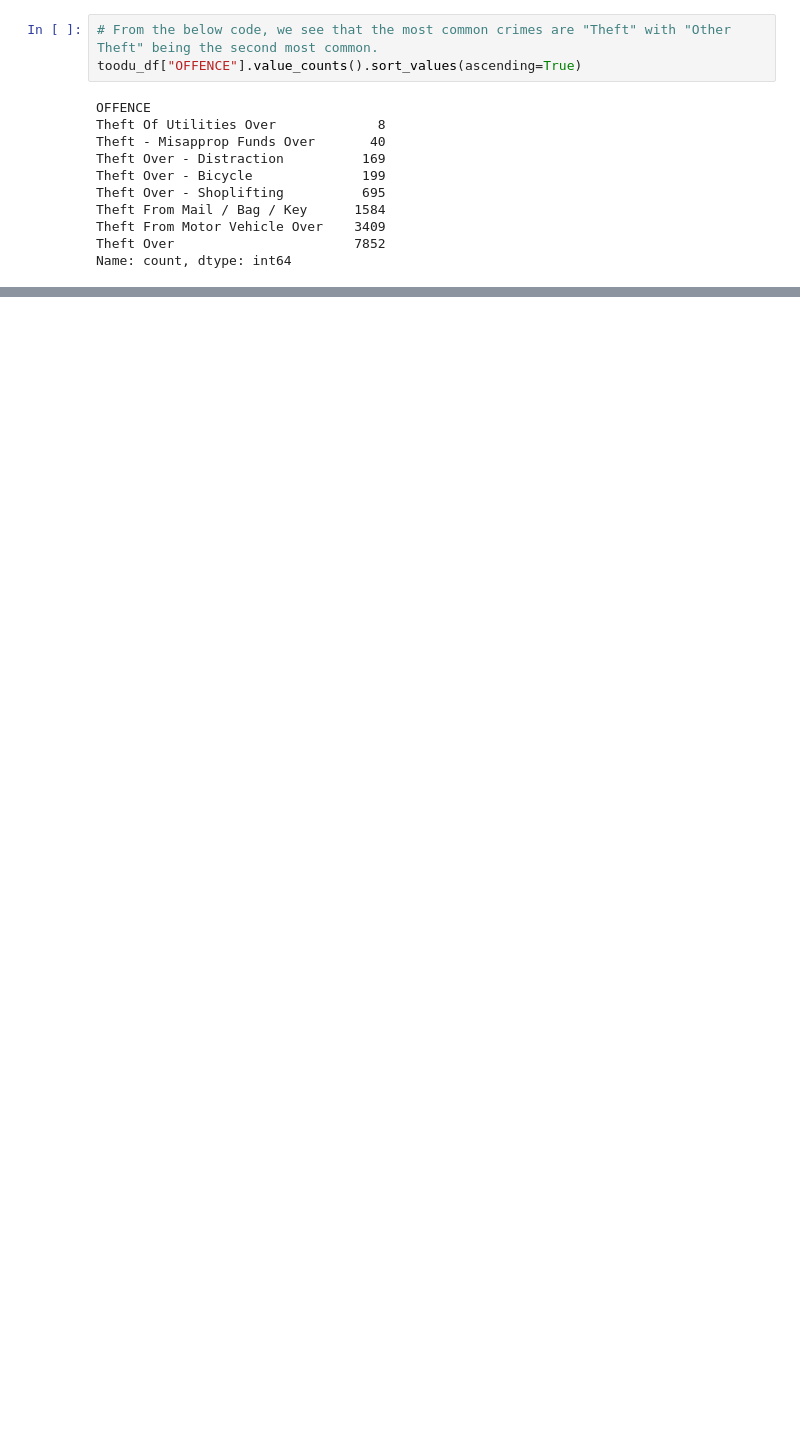
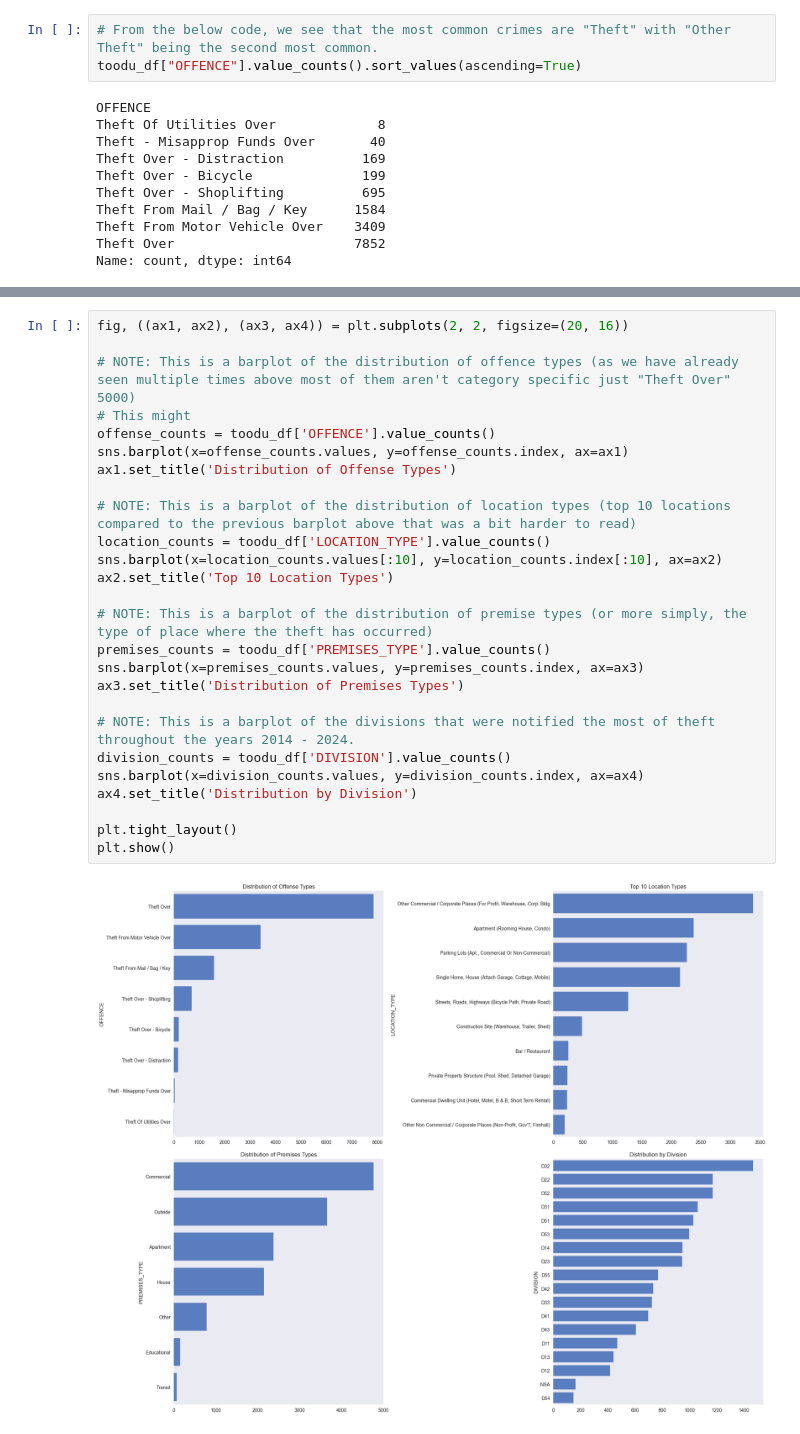
Before and after one commit to Hi-kue/syncgraph-309, a Jupyter notebook: server/insights/reports/c309_r1_toodu_pfr.ipynb, the cells around one changed output, grey strips where cells are left out. Drawn from its saved outputs; the diff is of its cells as text; blank space fills up the shorter version.

```diff
--- a/server/insights/reports/c309_r1_toodu_pfr.ipynb
+++ b/server/insights/reports/c309_r1_toodu_pfr.ipynb
@@ -205,0 +313,28 @@ Name: count, dtype: int64
+# %%
+fig, ((ax1, ax2), (ax3, ax4)) = plt.subplots(2, 2, figsize=(20, 16))
+
+# NOTE: This is a barplot of the distribution of offence types (as we have already seen multiple times above most of them aren't category specific just "Theft Over" 5000)
+# This might
+offense_counts = toodu_df['OFFENCE'].value_counts()
+sns.barplot(x=offense_counts.values, y=offense_counts.index, ax=ax1)
+ax1.set_title('Distribution of Offense Types')
+
+# NOTE: This is a barplot of the distribution of location types (top 10 locations compared to the previous barplot above that was a bit harder to read)
+location_counts = toodu_df['LOCATION_TYPE'].value_counts()
+sns.barplot(x=location_counts.values[:10], y=location_counts.index[:10], ax=ax2)
+ax2.set_title('Top 10 Location Types')
+
+# NOTE: This is a barplot of the distribution of premise types (or more simply, the type of place where the theft has occurred)
+premises_counts = toodu_df['PREMISES_TYPE'].value_counts()
+sns.barplot(x=premises_counts.values, y=premises_counts.index, ax=ax3)
+ax3.set_title('Distribution of Premises Types')
+
+# NOTE: This is a barplot of the divisions that were notified the most of theft throughout the years 2014 - 2024.
+division_counts = toodu_df['DIVISION'].value_counts()
+sns.barplot(x=division_counts.values, y=division_counts.index, ax=ax4)
+ax4.set_title('Distribution by Division')
+
+plt.tight_layout()
+plt.show()
+# %% [output]
+[figure, added]
```
Also changed, not shown: parts of 7 cells of this notebook, 9 other files.
